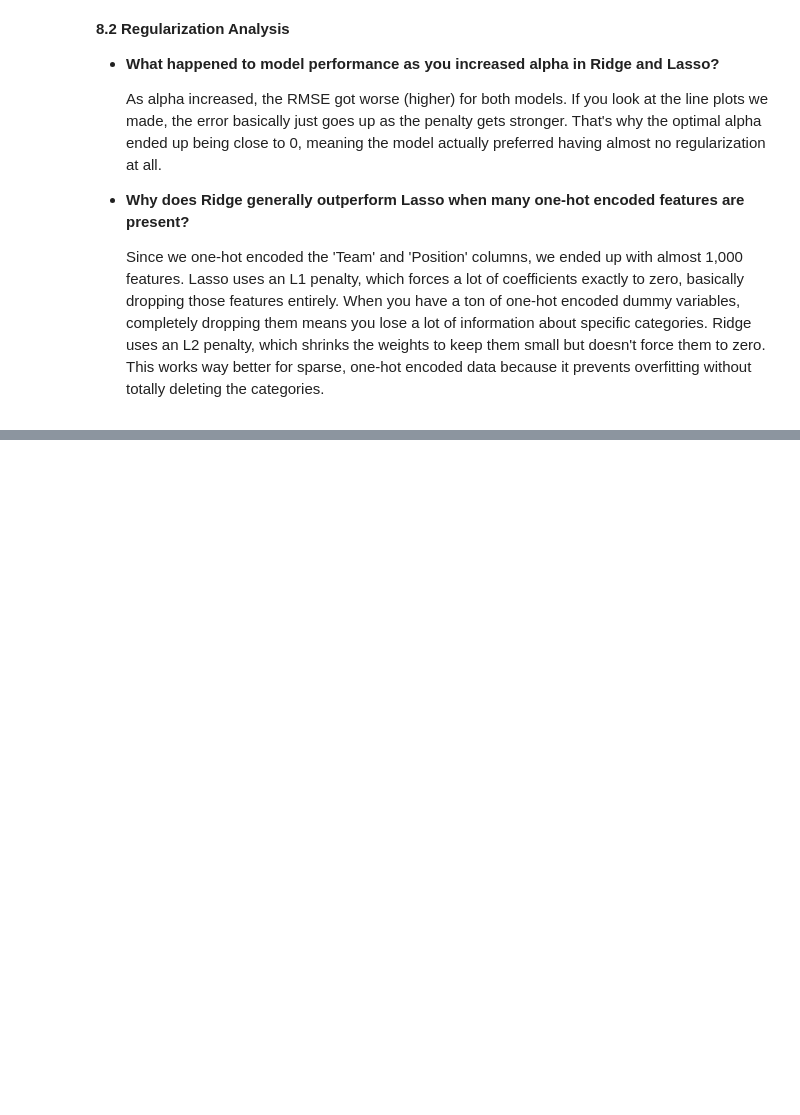
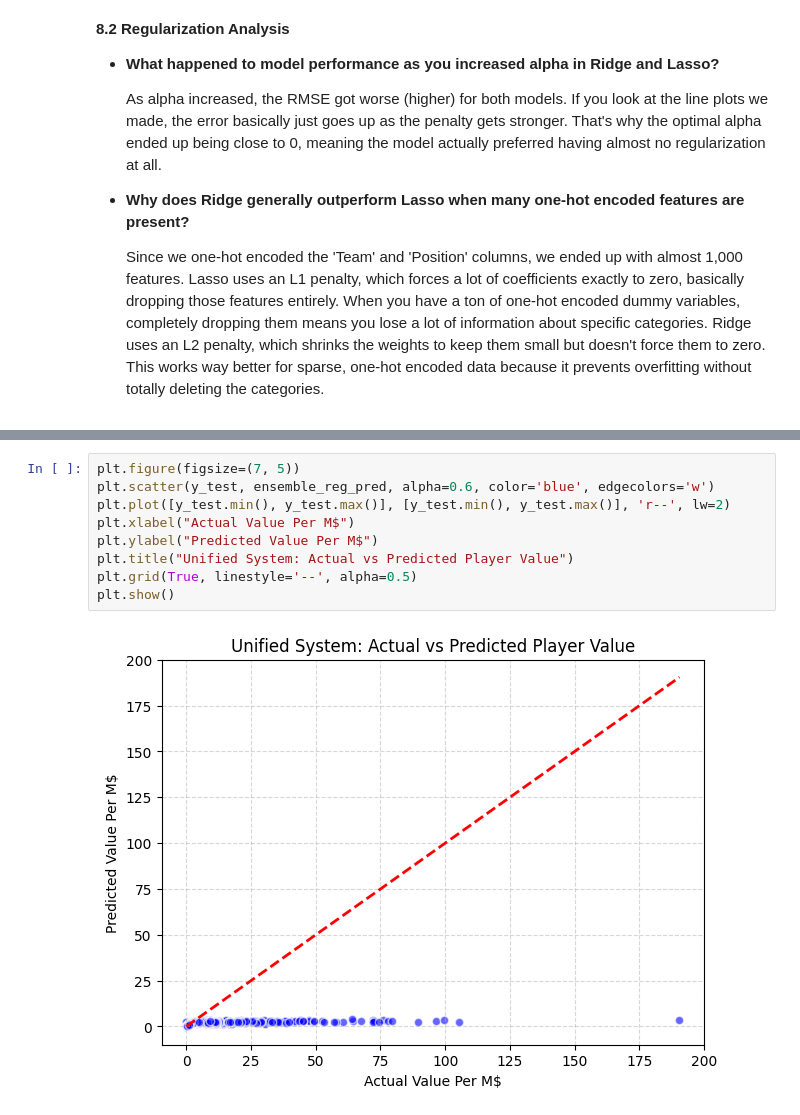
Before and after one commit to Get-Shit-Done-0-0/Machine-2, a Jupyter notebook: FIFA Players Performance Analysis .ipynb, the cells around one changed output, grey strips where cells are left out. Cells and saved outputs as stored; diff of their text form; blank space fills up the shorter version.

```diff
--- a/FIFA Players Performance Analysis .ipynb
+++ b/FIFA Players Performance Analysis .ipynb
@@ -1131,0 +1228,11 @@ print(f"Unified System Classification Test Accuracy: {accuracy_score(y_test_clas
+# %%
+plt.figure(figsize=(7, 5))
+plt.scatter(y_test, ensemble_reg_pred, alpha=0.6, color='blue', edgecolors='w')
+plt.plot([y_test.min(), y_test.max()], [y_test.min(), y_test.max()], 'r--', lw=2)
+plt.xlabel("Actual Value Per M$")
+plt.ylabel("Predicted Value Per M$")
+plt.title("Unified System: Actual vs Predicted Player Value")
+plt.grid(True, linestyle='--', alpha=0.5)
+plt.show()
+# %% [output]
+[figure, added]
```
Also changed, not shown: parts of 51 cells of this notebook, 1 other file.
